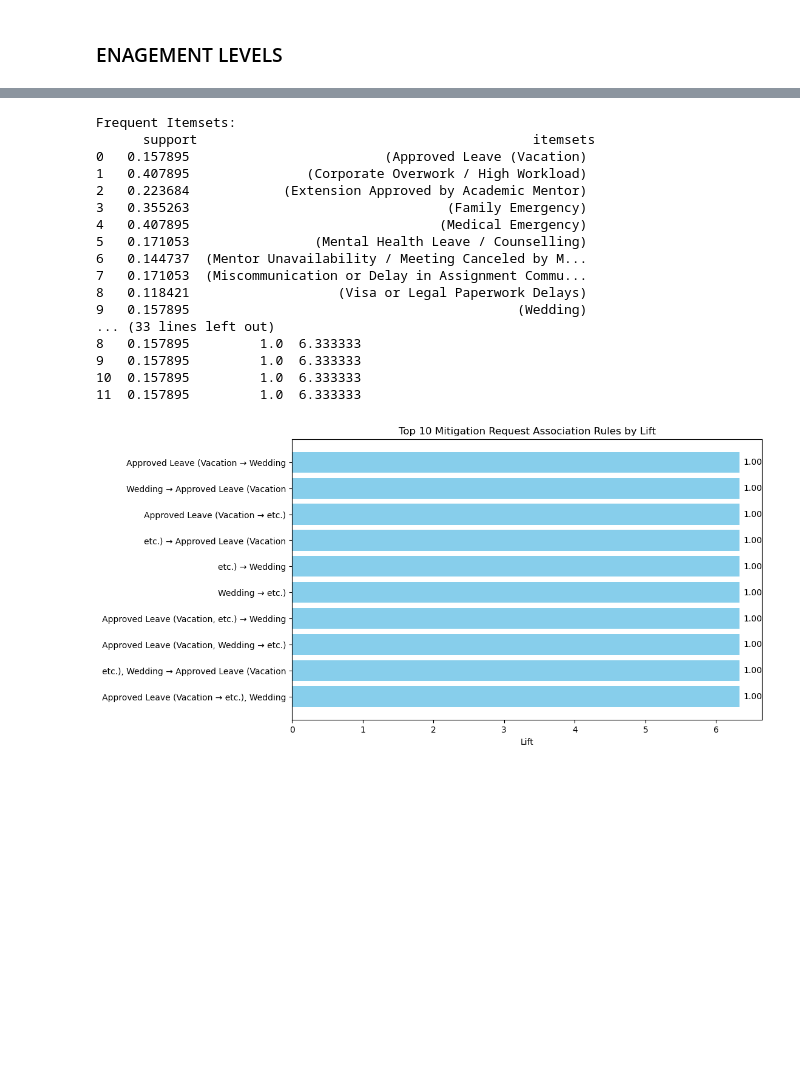
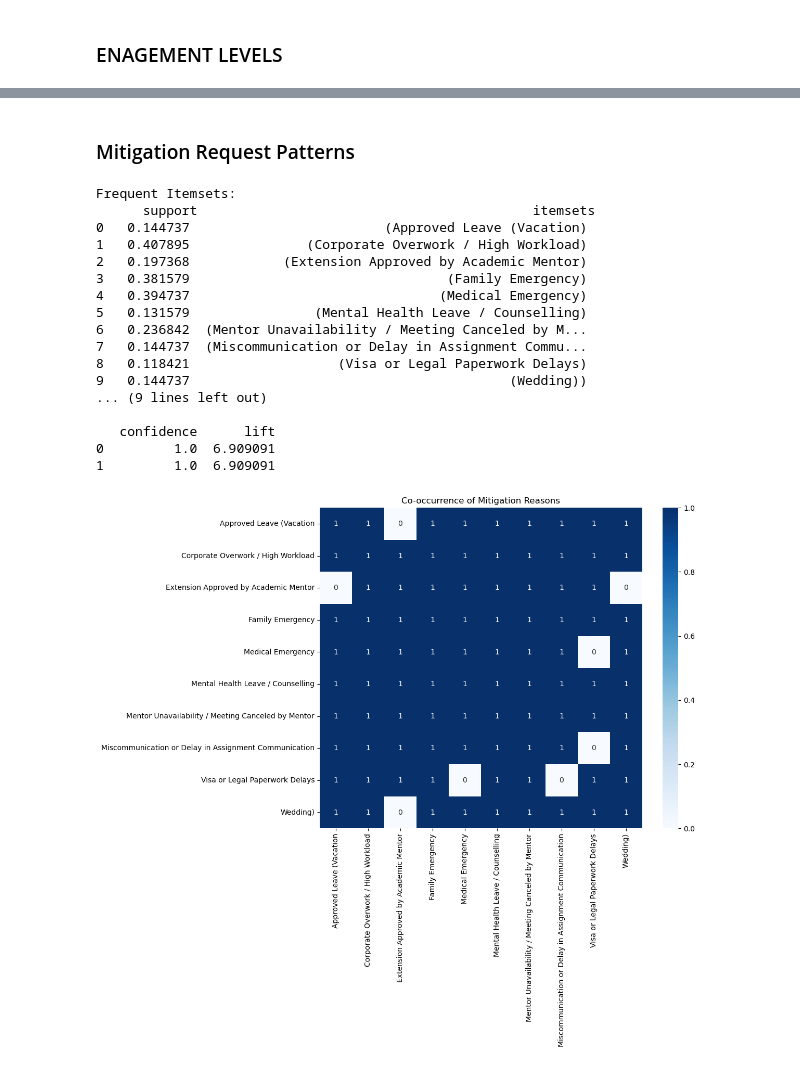
Before and after one commit to Sachin1229/Mentor_management_system, a Jupyter notebook: Week3/model.ipynb, the cells around one changed output, grey strips where cells are left out. Cells and saved outputs as stored; diff of their text form; code cells hidden in the pictures; blank space fills up the shorter version.

```diff
--- a/Week3/model.ipynb
+++ b/Week3/model.ipynb
@@ -487,3 +497,5 @@ Passing `palette` without assigning `hue` is deprecated and will be removed in v
+# %% [markdown]
+### Mitigation Request Patterns
 # %%
 import pandas as pd
 from mlxtend.preprocessing import TransactionEncoder
@@ -510,60 +522,50 @@ mitigation_df['reason_list'] = mitigation_df['reason'].apply(
 # Remove empty transactions
 transactions = [t for t in mitigation_df['reason_list'].tolist() if len(t) > 0]
 
 # One-hot encode transactions
 te = TransactionEncoder()
 te_ary = te.fit(transactions).transform(transactions)
 df_encoded = pd.DataFrame(te_ary, columns=te.columns_)
 
 # Apply Apriori to find frequent itemsets
 frequent_itemsets = apriori(df_encoded, min_support=0.1, use_colnames=True)
 
 # Generate association rules
 rules = association_rules(frequent_itemsets, metric="confidence", min_threshold=0.6)
 
 # Sort rules by confidence
 rules = rules.sort_values(by='confidence', ascending=False)
 
 # Display results
 print("Frequent Itemsets:\n", frequent_itemsets)
-print("\nAssociation Rules:\n", rules[['antecedents', 'consequents', 'support', 'confidence', 'lift']])
+print("\nAssociation Rules:\n", rules[[ 'antecedents', 'consequents','support', 'confidence', 'lift']])
 
 # Take top 10 rules for plotting
 top_rules = rules.head(10).copy()
 
-# Convert antecedents and consequents to strings safely
-top_rules.loc[:, 'rule'] = top_rules['antecedents'].apply(lambda x: ', '.join(list(x))) + " → " + \
-                           top_rules['consequents'].apply(lambda x: ', '.join(list(x)))
 
-
-# Plot
-plt.figure(figsize=(10,6))
-bars = plt.barh(top_rules['rule'], top_rules['lift'], color='skyblue')
-plt.xlabel('Lift')
-plt.title('Top 10 Mitigation Request Association Rules by Lift')
-plt.gca().invert_yaxis()  # Highest lift on top
-
-# Annotate bars with confidence values
-for bar, conf in zip(bars, top_rules['confidence']):
-    plt.text(bar.get_width() + 0.05, bar.get_y() + bar.get_height()/2, f'{conf:.2f}', va='center')
-
+# Create a co-occurrence matrix
+co_occur = df_encoded.T.dot(df_encoded)
+plt.figure(figsize=(10,8))
+sns.heatmap(co_occur, annot=True, cmap='Blues')
+plt.title('Co-occurrence of Mitigation Reasons')
 plt.show()
 # %% [output]
 Frequent Itemsets:
       support                                           itemsets
-0   0.157895                         (Approved Leave (Vacation)
+0   0.144737                         (Approved Leave (Vacation)
 1   0.407895               (Corporate Overwork / High Workload)
-2   0.223684            (Extension Approved by Academic Mentor)
-3   0.355263                                 (Family Emergency)
-4   0.407895                                (Medical Emergency)
-5   0.171053                (Mental Health Leave / Counselling)
-6   0.144737  (Mentor Unavailability / Meeting Canceled by M...
-7   0.171053  (Miscommunication or Delay in Assignment Commu...
+2   0.197368            (Extension Approved by Academic Mentor)
+3   0.381579                                 (Family Emergency)
+4   0.394737                                (Medical Emergency)
+5   0.131579                (Mental Health Leave / Counselling)
+6   0.236842  (Mentor Unavailability / Meeting Canceled by M...
+7   0.144737  (Miscommunication or Delay in Assignment Commu...
 8   0.118421                   (Visa or Legal Paperwork Delays)
-9   0.157895                                          (Wedding)
-... (33 lines left out)
-8   0.157895         1.0  6.333333
-9   0.157895         1.0  6.333333
-10  0.157895         1.0  6.333333
-11  0.157895         1.0  6.333333
+9   0.144737                                         (Wedding))
+... (9 lines left out)
+
+   confidence      lift
+0         1.0  6.909091
+1         1.0  6.909091
-[figure, old version]
+[figure, new version]
```
Also changed, not shown: parts of 4 cells of this notebook, 10 other files.
